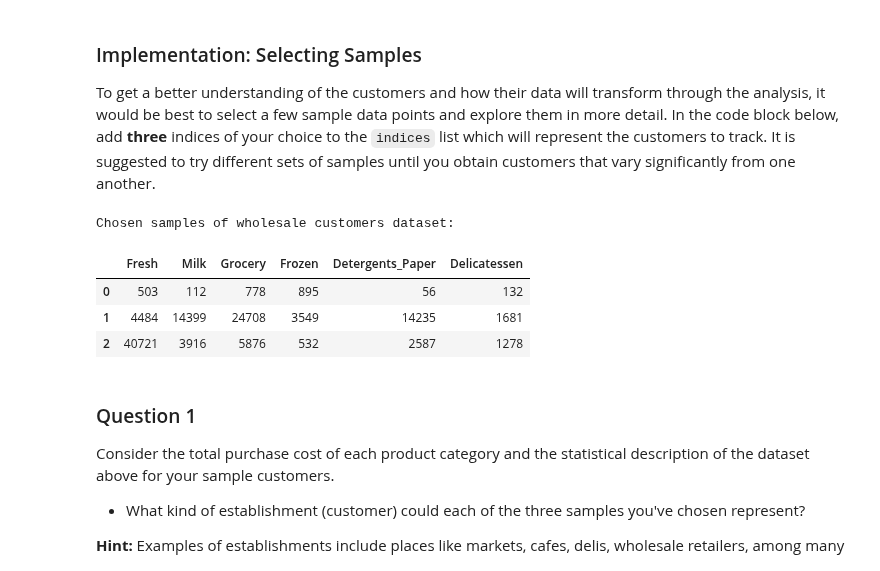
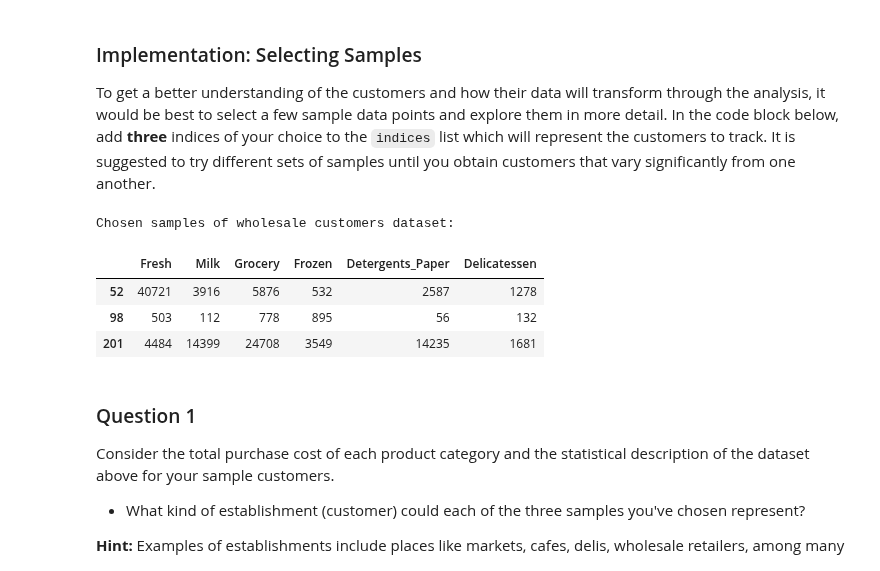
Before and after one commit to fink-stanislav/machine-learning, a Jupyter notebook: projects/customer_segments/customer_segments.ipynb, the cells around one changed output. Saved outputs shown, nothing was run; the diff lists cells and outputs as text; code cells hidden in the pictures.

```diff
--- a/projects/customer_segments/customer_segments.ipynb
+++ b/projects/customer_segments/customer_segments.ipynb
@@ -60,18 +60,19 @@ display(data.describe(percentiles=[.25, .5, .75]))
 To get a better understanding of the customers and how their data will transform through the analysis, it would be best to select a few sample data points and explore them in more detail. In the code block below, add **three** indices of your choice to the `indices` list which will represent the customers to track. It is suggested to try different sets of samples until you obtain customers that vary significantly from one another.
 # %%
 # TODO: Select three indices of your choice you wish to sample from the dataset
-indices = [98, 201, 52]
+indices = [52, 98, 201]
 
 # Create a DataFrame of the chosen samples
 samples = pd.DataFrame(data.loc[indices], columns = data.keys()).reset_index(drop = True)
+samples.index = indices
 print "Chosen samples of wholesale customers dataset:"
 display(samples)
 # %% [output]
 Chosen samples of wholesale customers dataset:
 |  | Fresh | Milk | Grocery | Frozen | Detergents_Paper | Delicatessen |
-| 0 | 503 | 112 | 778 | 895 | 56 | 132 |
-| 1 | 4484 | 14399 | 24708 | 3549 | 14235 | 1681 |
-| 2 | 40721 | 3916 | 5876 | 532 | 2587 | 1278 |
+| 52 | 40721 | 3916 | 5876 | 532 | 2587 | 1278 |
+| 98 | 503 | 112 | 778 | 895 | 56 | 132 |
+| 201 | 4484 | 14399 | 24708 | 3549 | 14235 | 1681 |
 # %% [markdown]
 ### Question 1
 Consider the total purchase cost of each product category and the statistical description of the dataset above for your sample customers.
```
Also changed, not shown: parts of 17 cells of this notebook, 1 other file.
